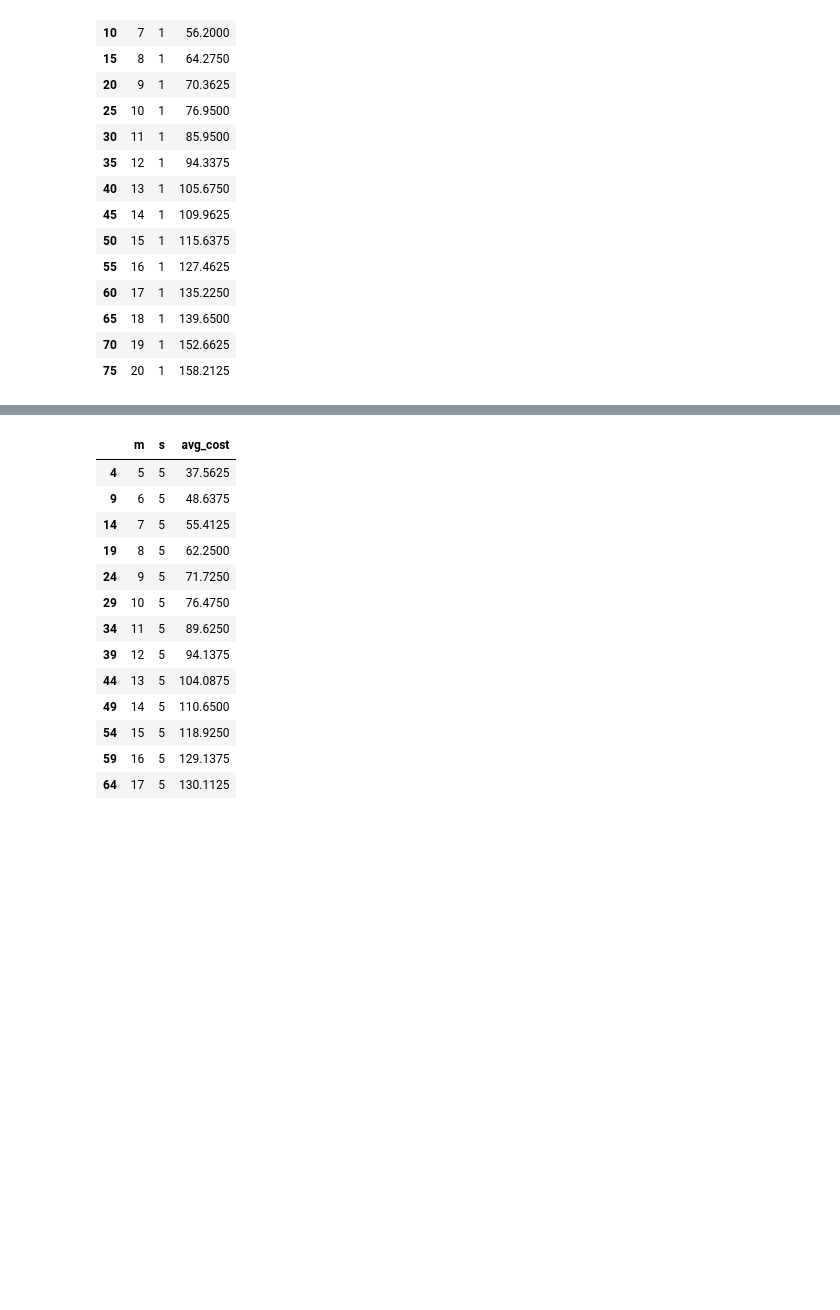
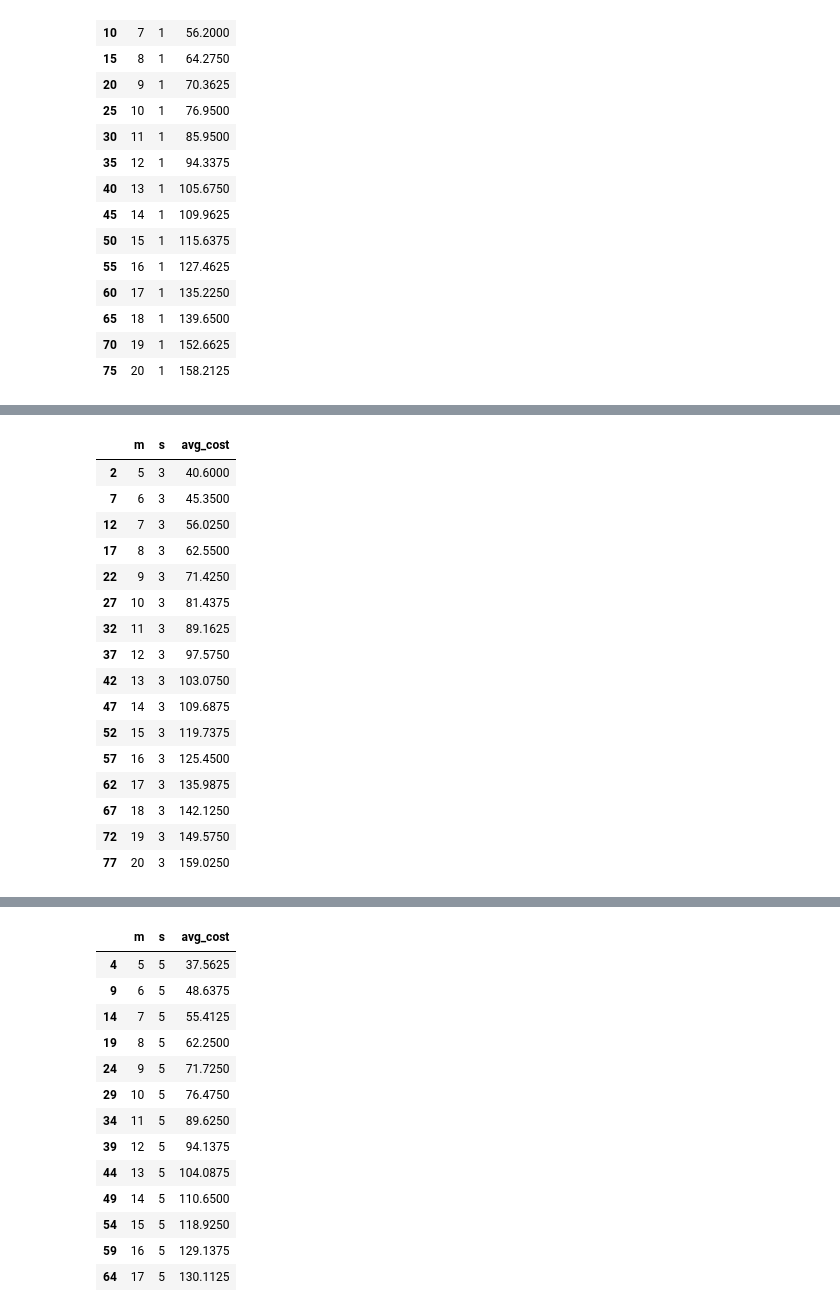
Before and after one commit to quasimuzzle/Queuein-Theory-Python, a Jupyter notebook: manufacturing_system.ipynb, the cells around one changed output, grey strips where cells are left out. Cells and saved outputs as stored; diff of their text form; code cells hidden in the pictures; blank space fills up the shorter version.

```diff
--- a/manufacturing_system.ipynb
+++ b/manufacturing_system.ipynb
@@ -139,4 +159,24 @@ avg_cost_1
 # %%
 # Ожидаемая средняя затрата в час, если в системе m станков и 3 ремонтника
+avg_cost_3 = data.loc[data['s'] == 3]
+avg_cost_3
+# %% [output]
+|  | m | s | avg_cost |
+| 2 | 5 | 3 | 40.6000 |
+| 7 | 6 | 3 | 45.3500 |
+| 12 | 7 | 3 | 56.0250 |
+| 17 | 8 | 3 | 62.5500 |
+| 22 | 9 | 3 | 71.4250 |
+| 27 | 10 | 3 | 81.4375 |
+| 32 | 11 | 3 | 89.1625 |
+| 37 | 12 | 3 | 97.5750 |
+| 42 | 13 | 3 | 103.0750 |
+| 47 | 14 | 3 | 109.6875 |
+| 52 | 15 | 3 | 119.7375 |
+| 57 | 16 | 3 | 125.4500 |
+| 62 | 17 | 3 | 135.9875 |
+| 67 | 18 | 3 | 142.1250 |
+| 72 | 19 | 3 | 149.5750 |
+| 77 | 20 | 3 | 159.0250 |
 # %%
 # Ожидаемая средняя затрата в час, еесли в системе m станков и 4 ремонтника
```
Also changed, not shown: parts of 4 cells of this notebook.
